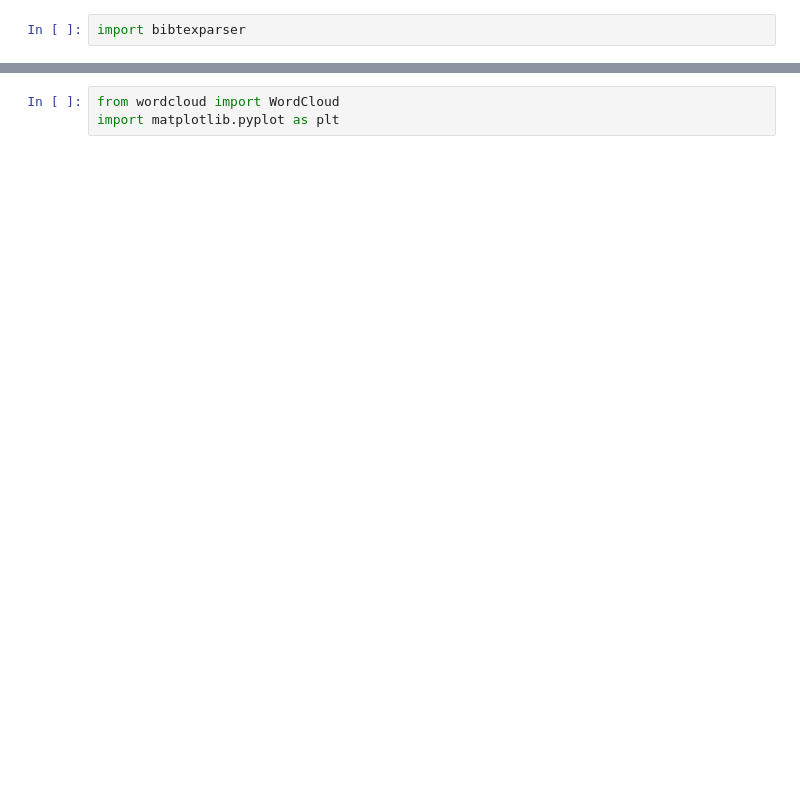
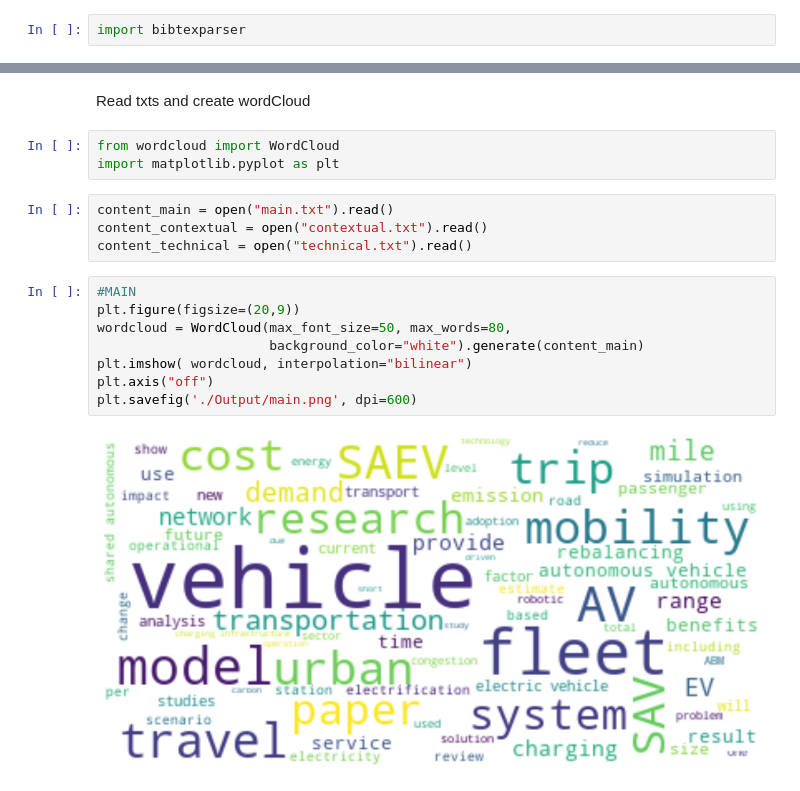
Before and after one commit to NaroaCS/MendeleyWordCloud, a Jupyter notebook: main.ipynb, the cells around one changed output, grey strips where cells are left out. Cells and saved outputs as stored; diff of their text form; blank space fills up the shorter version.

```diff
--- a/main.ipynb
+++ b/main.ipynb
@@ -27,3 +48,19 @@ for entry in bib_main.entries:
+# %% [markdown]
+Read txts and create wordCloud
 # %%
 from wordcloud import WordCloud
 import matplotlib.pyplot as plt
+# %%
+content_main = open("main.txt").read()
+content_contextual = open("contextual.txt").read()
+content_technical = open("technical.txt").read()
+# %%
+#MAIN
+plt.figure(figsize=(20,9))
+wordcloud = WordCloud(max_font_size=50, max_words=80,
+                      background_color="white").generate(content_main)
+plt.imshow( wordcloud, interpolation="bilinear")
+plt.axis("off")
+plt.savefig('./Output/main.png', dpi=600)
+# %% [output]
+[figure, added]
```
Also changed, not shown: parts of 6 cells of this notebook, 1 other file.
